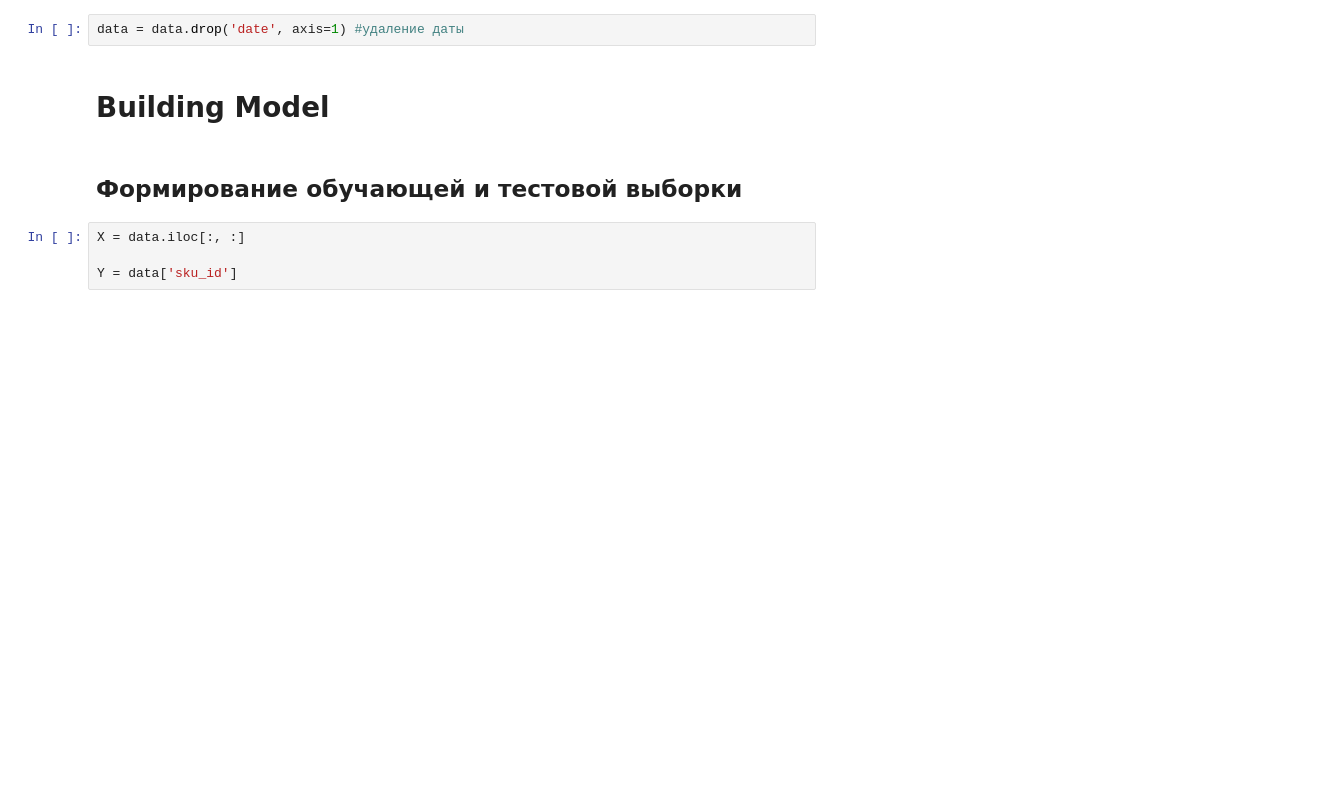
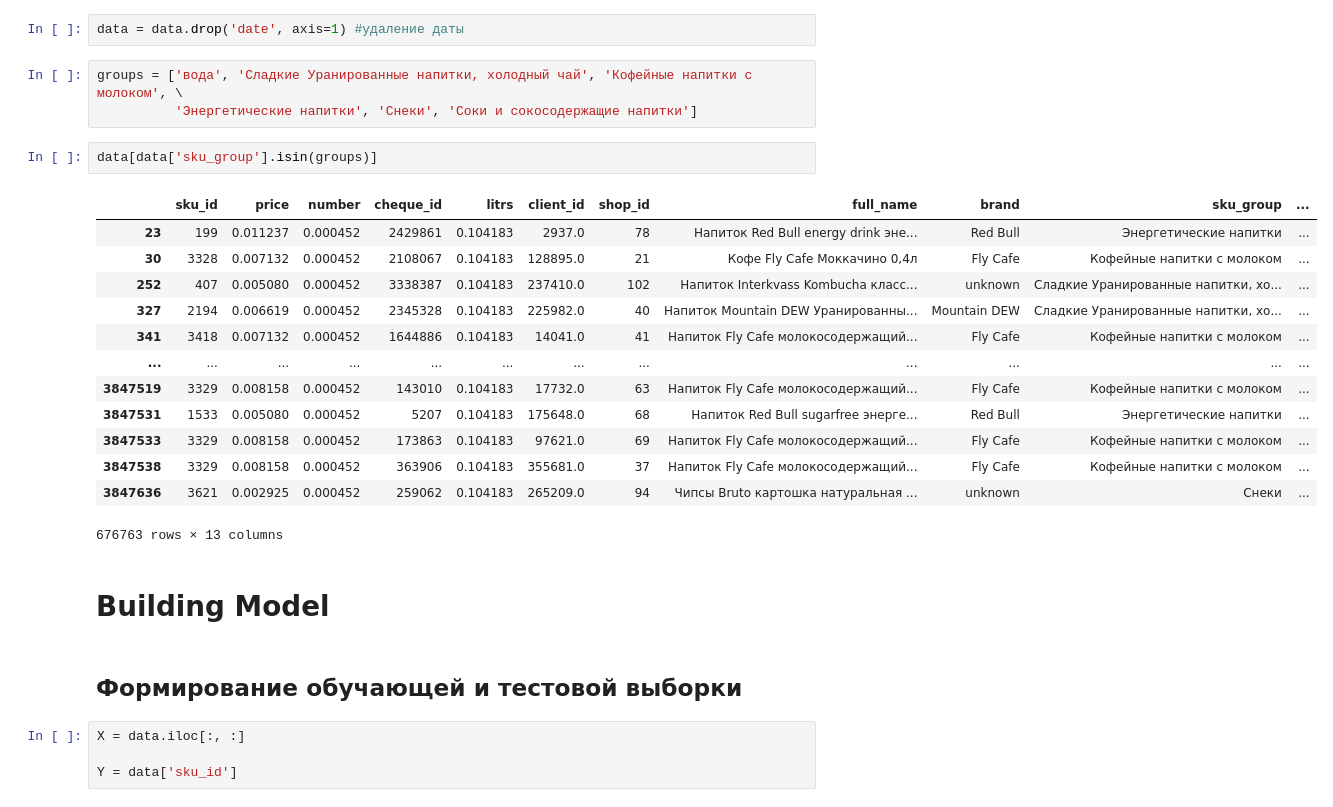
Before and after one commit to kirillzx/GPN-Cup, a Jupyter notebook: GPN_main.ipynb, the cells around one changed output. Drawn from its saved outputs; the diff is of its cells as text; blank space fills up the shorter version.

```diff
--- a/GPN_main.ipynb
+++ b/GPN_main.ipynb
@@ -152,5 +132,24 @@ data.head()
 # %%
 data = data.drop('date', axis=1) #удаление даты
+# %%
+groups = ['вода', 'Сладкие Уранированные напитки, холодный чай', 'Кофейные напитки с молоком', \
+          'Энергетические напитки', 'Снеки', 'Соки и сокосодержащие напитки']
+# %%
+data[data['sku_group'].isin(groups)]
+# %% [output]
+|  | sku_id | price | number | cheque_id | litrs | client_id | shop_id | full_name | brand | sku_group | ... |
+| 23 | 199 | 0.011237 | 0.000452 | 2429861 | 0.104183 | 2937.0 | 78 | Напиток Red Bull energy drink эне... | Red Bull | Энергетические напитки | ... |
+| 30 | 3328 | 0.007132 | 0.000452 | 2108067 | 0.104183 | 128895.0 | 21 | Кофе Fly Cafe Моккачино 0,4л | Fly Cafe | Кофейные напитки с молоком | ... |
+| 252 | 407 | 0.005080 | 0.000452 | 3338387 | 0.104183 | 237410.0 | 102 | Напиток Interkvass Kombucha класс... | unknown | Сладкие Уранированные напитки, хо... | ... |
+| 327 | 2194 | 0.006619 | 0.000452 | 2345328 | 0.104183 | 225982.0 | 40 | Напиток Mountain DEW Уранированны... | Mountain DEW | Сладкие Уранированные напитки, хо... | ... |
+| 341 | 3418 | 0.007132 | 0.000452 | 1644886 | 0.104183 | 14041.0 | 41 | Напиток Fly Cafe молокосодержащий... | Fly Cafe | Кофейные напитки с молоком | ... |
+| ... | ... | ... | ... | ... | ... | ... | ... | ... | ... | ... | ... |
+| 3847519 | 3329 | 0.008158 | 0.000452 | 143010 | 0.104183 | 17732.0 | 63 | Напиток Fly Cafe молокосодержащий... | Fly Cafe | Кофейные напитки с молоком | ... |
+| 3847531 | 1533 | 0.005080 | 0.000452 | 5207 | 0.104183 | 175648.0 | 68 | Напиток Red Bull sugarfree энерге... | Red Bull | Энергетические напитки | ... |
+| 3847533 | 3329 | 0.008158 | 0.000452 | 173863 | 0.104183 | 97621.0 | 69 | Напиток Fly Cafe молокосодержащий... | Fly Cafe | Кофейные напитки с молоком | ... |
+| 3847538 | 3329 | 0.008158 | 0.000452 | 363906 | 0.104183 | 355681.0 | 37 | Напиток Fly Cafe молокосодержащий... | Fly Cafe | Кофейные напитки с молоком | ... |
+| 3847636 | 3621 | 0.002925 | 0.000452 | 259062 | 0.104183 | 265209.0 | 94 | Чипсы Bruto картошка натуральная ... | unknown | Снеки | ... |
+676763 rows × 13 columns
 # %% [markdown]
 # Building Model
 # %% [markdown]
```
Also changed, not shown: parts of 42 cells of this notebook, 1 other file.
